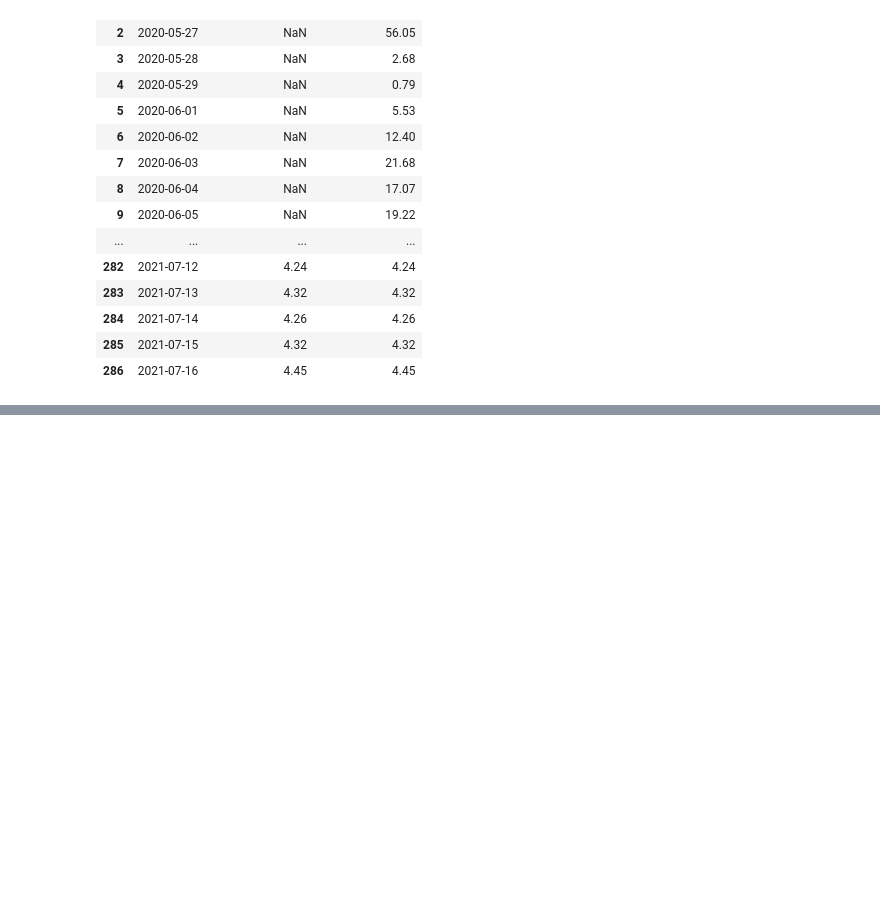
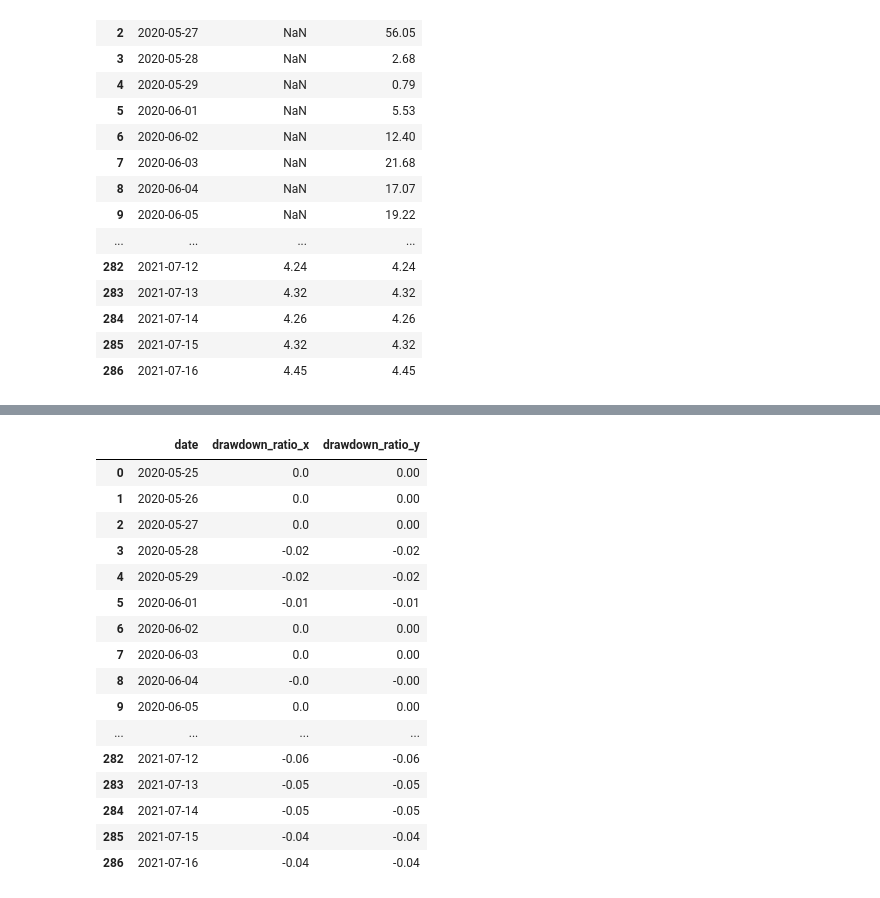
Before and after one commit to ajcltm/BackTesting, a Jupyter notebook: quality_value(7.18).ipynb, the cells around one changed output, grey strips where cells are left out. Drawn from its saved outputs; the diff is of its cells as text; code cells hidden in the pictures; blank space fills up the shorter version.

```diff
--- a/quality_value(7.18).ipynb
+++ b/quality_value(7.18).ipynb
@@ -472,3 +497,29 @@ step_1[['portfolio_return', 'annualized_return', 'roll_annualized_return', 'vola
 | 284 | 0.0 | 0.75 | 0.83 | 0.20 | 0.19 | 3.78 | ... |
 | 285 | 0.0 | 0.76 | 0.84 | 0.20 | 0.19 | 3.80 | ... |
 | 286 | 0.0 | 0.75 | 0.86 | 0.20 | 0.19 | 3.80 | ... |
+# %%
+empty_space = []
+cumula_return = step_1['portfolio_return'].add(1).cumprod()
+cummax_return = step_1['portfolio_return'].add(1).cumprod().cummax().apply(lambda x : 1e-50 if x ==0 else x)
+step_1 = step_1.assign(drawdown_ratio = (cumula_return-cummax_return)/cummax_return)
+empty_space.append(step_1[['date','drawdown_ratio']])
+empty_space.append(result[['date','drawdown_ratio']])
+reduce(lambda x,y: pd.merge(x, y, how='outer', on='date'), empty_space)
+# %% [output]
+|  | date | drawdown_ratio_x | drawdown_ratio_y |
+| 0 | 2020-05-25 | 0.0 | 0.00 |
+| 1 | 2020-05-26 | 0.0 | 0.00 |
+| 2 | 2020-05-27 | 0.0 | 0.00 |
+| 3 | 2020-05-28 | -0.02 | -0.02 |
+| 4 | 2020-05-29 | -0.02 | -0.02 |
+| 5 | 2020-06-01 | -0.01 | -0.01 |
+| 6 | 2020-06-02 | 0.0 | 0.00 |
+| 7 | 2020-06-03 | 0.0 | 0.00 |
+| 8 | 2020-06-04 | -0.0 | -0.00 |
+| 9 | 2020-06-05 | 0.0 | 0.00 |
+| ... | ... | ... | ... |
+| 282 | 2021-07-12 | -0.06 | -0.06 |
+| 283 | 2021-07-13 | -0.05 | -0.05 |
+| 284 | 2021-07-14 | -0.05 | -0.05 |
+| 285 | 2021-07-15 | -0.04 | -0.04 |
+| 286 | 2021-07-16 | -0.04 | -0.04 |
```
Also changed, not shown: parts of 12 cells of this notebook.
